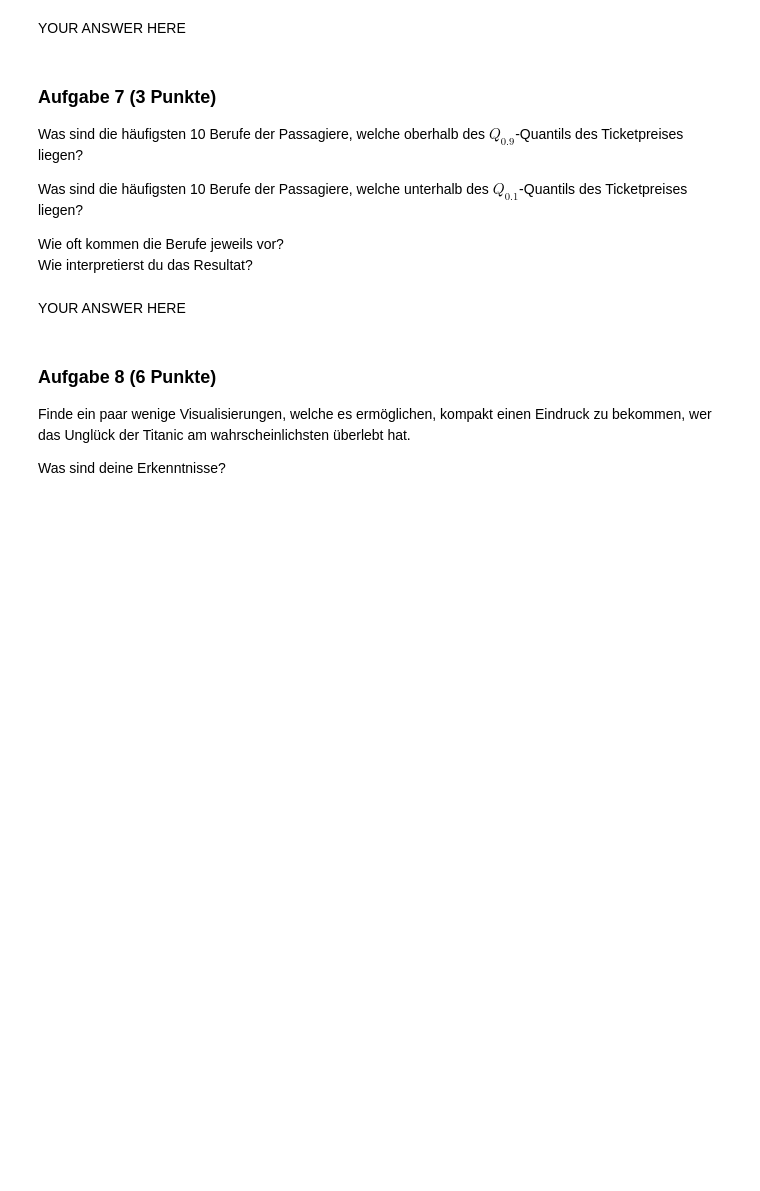
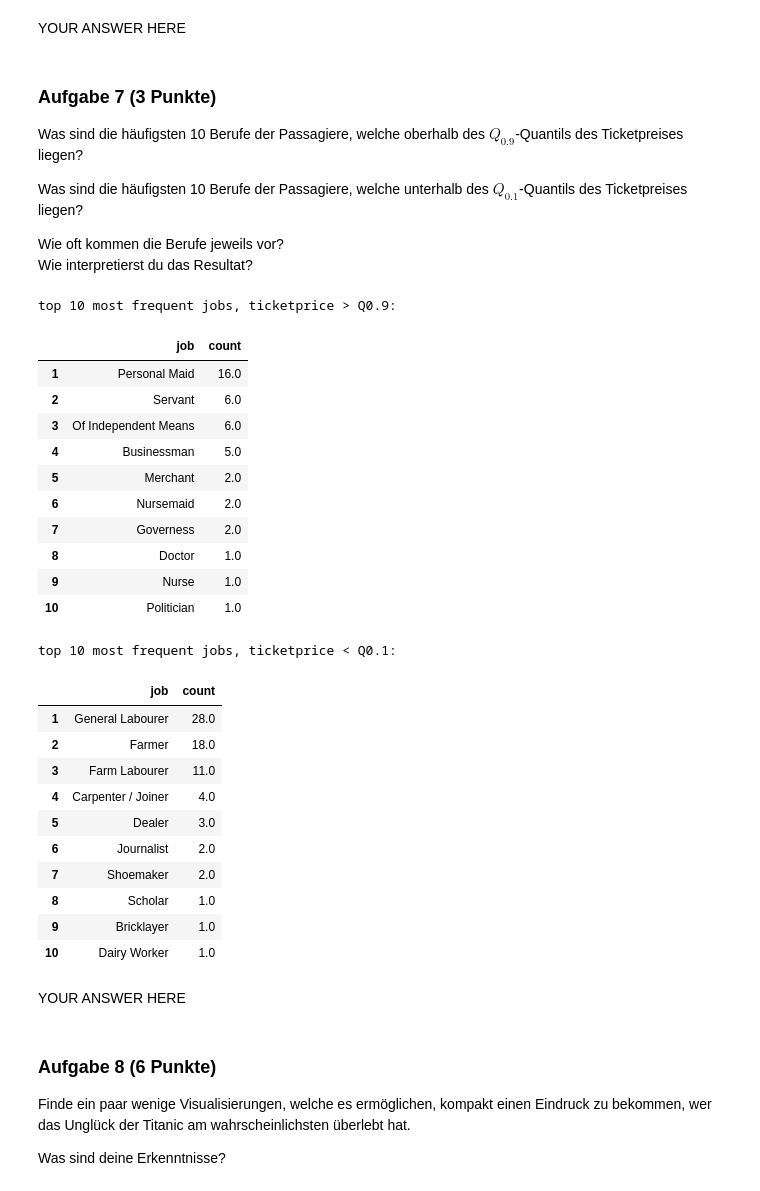
Before and after one commit to marcschny/dsp_assignments, a Jupyter notebook: assignments/assignment11_graded/exercise11.ipynb, the cells around one changed output. Cells and saved outputs as stored; diff of their text form; code cells hidden in the pictures; blank space fills up the shorter version.

```diff
--- a/assignments/assignment11_graded/exercise11.ipynb
+++ b/assignments/assignment11_graded/exercise11.ipynb
@@ -349,3 +370,53 @@ raise NotImplementedError()
+# %%
+
+# all persons above the Q0.9-quantile ticketprice
+personsQ09 = allPersons[allPersons.ticketprice > allPersons.ticketprice.quantile(.9)]
+# all persons below the Q0.1-quantile ticketprice
+personsQ01 = allPersons[allPersons.ticketprice < allPersons.ticketprice.quantile(.1)]
+
+# return df with top 10 jobs based on their counts
+def mostFrequentJobs(df):
+    # create new df with all jobs and their counts
+    allJobs = pd.DataFrame(columns=["job", "count"])
+    allJobs["job"] = df["job"]
+    allJobs["count"] = allJobs.groupby("job")["job"].transform("count")
+    # drop unnecessary duplicates
+    allJobs.drop_duplicates(inplace=True)
+    # sort
+    allJobs = allJobs.sort_values(by=["count"], ascending=False)
+    allJobs.index = np.arange(1, len(allJobs)+1)
+    return allJobs.head(10)
+
+# display answers
+print("top 10 most frequent jobs, ticketprice > Q0.9: ")
+display(mostFrequentJobs(personsQ09))
+print("\ntop 10 most frequent jobs, ticketprice < Q0.1: ")
+display(mostFrequentJobs(personsQ01))
+# %% [output]
+top 10 most frequent jobs, ticketprice > Q0.9:
+|  | job | count |
+| 1 | Personal Maid | 16.0 |
+| 2 | Servant | 6.0 |
+| 3 | Of Independent Means | 6.0 |
+| 4 | Businessman | 5.0 |
+| 5 | Merchant | 2.0 |
+| 6 | Nursemaid | 2.0 |
+| 7 | Governess | 2.0 |
+| 8 | Doctor | 1.0 |
+| 9 | Nurse | 1.0 |
+| 10 | Politician | 1.0 |
+top 10 most frequent jobs, ticketprice < Q0.1:
+|  | job | count |
+| 1 | General Labourer | 28.0 |
+| 2 | Farmer | 18.0 |
+| 3 | Farm Labourer | 11.0 |
+| 4 | Carpenter / Joiner | 4.0 |
+| 5 | Dealer | 3.0 |
+| 6 | Journalist | 2.0 |
+| 7 | Shoemaker | 2.0 |
+| 8 | Scholar | 1.0 |
+| 9 | Bricklayer | 1.0 |
+| 10 | Dairy Worker | 1.0 |
 # %% [markdown]
 YOUR ANSWER HERE
 # %% [markdown]
```
Also changed, not shown: parts of 5 cells of this notebook.
